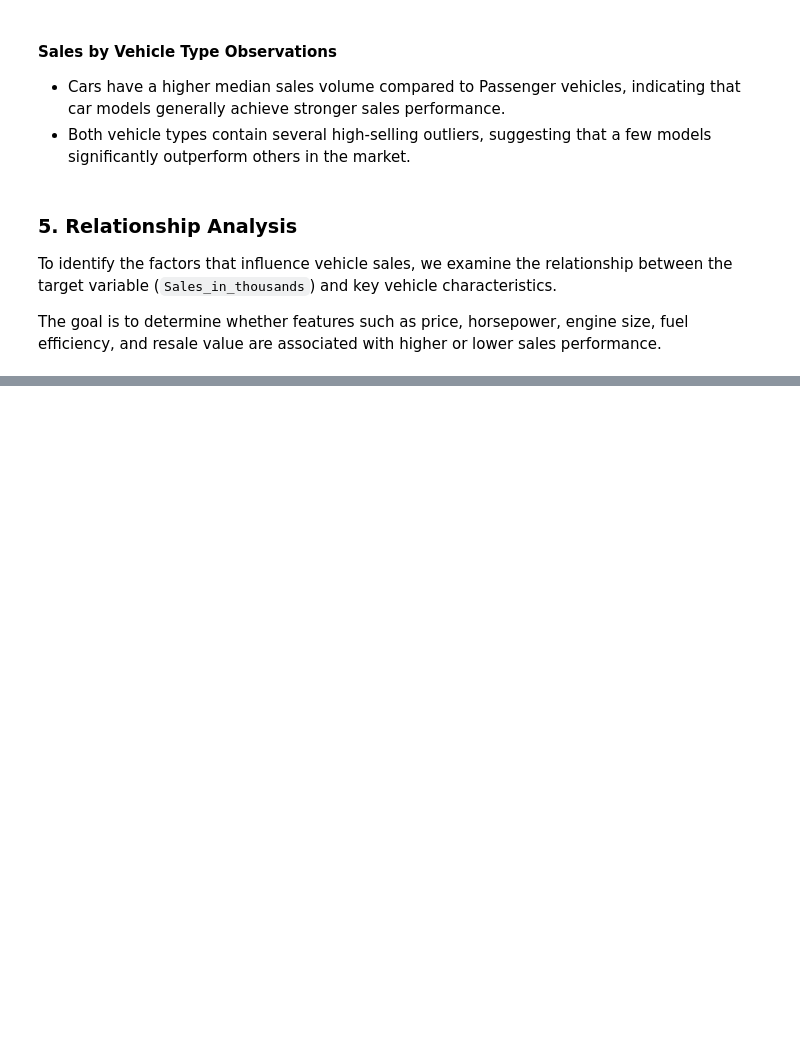
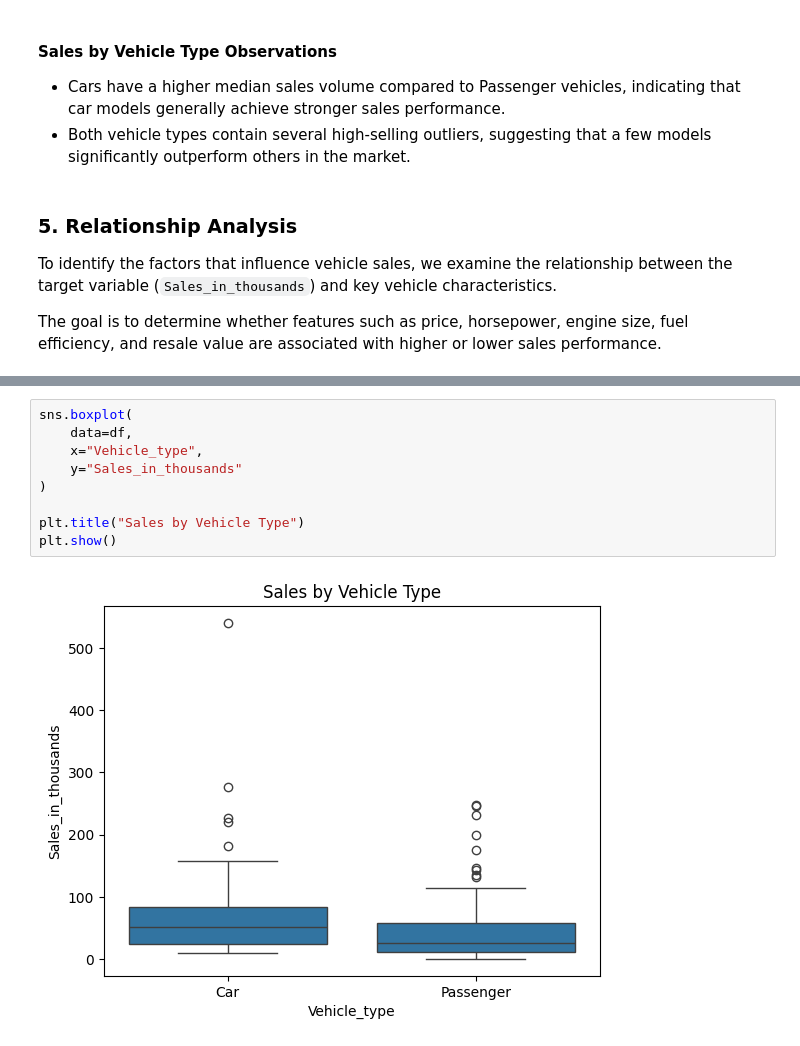
Before and after one commit to nnitika25-png/Car_sales, a Jupyter notebook: notebooks/03_Exploratory_Data_Analysis.ipynb, the cells around one changed output, grey strips where cells are left out. Cells and saved outputs as stored; diff of their text form; blank space fills up the shorter version.

```diff
--- a/notebooks/03_Exploratory_Data_Analysis.ipynb
+++ b/notebooks/03_Exploratory_Data_Analysis.ipynb
@@ -243,0 +276,11 @@ plt.show()
+# %%
+sns.boxplot(
+    data=df,
+    x="Vehicle_type",
+    y="Sales_in_thousands"
+)
+
+plt.title("Sales by Vehicle Type")
+plt.show()
+# %% [output]
+[figure, added]
```
Also changed, not shown: parts of 12 cells of this notebook, 3 other files.
